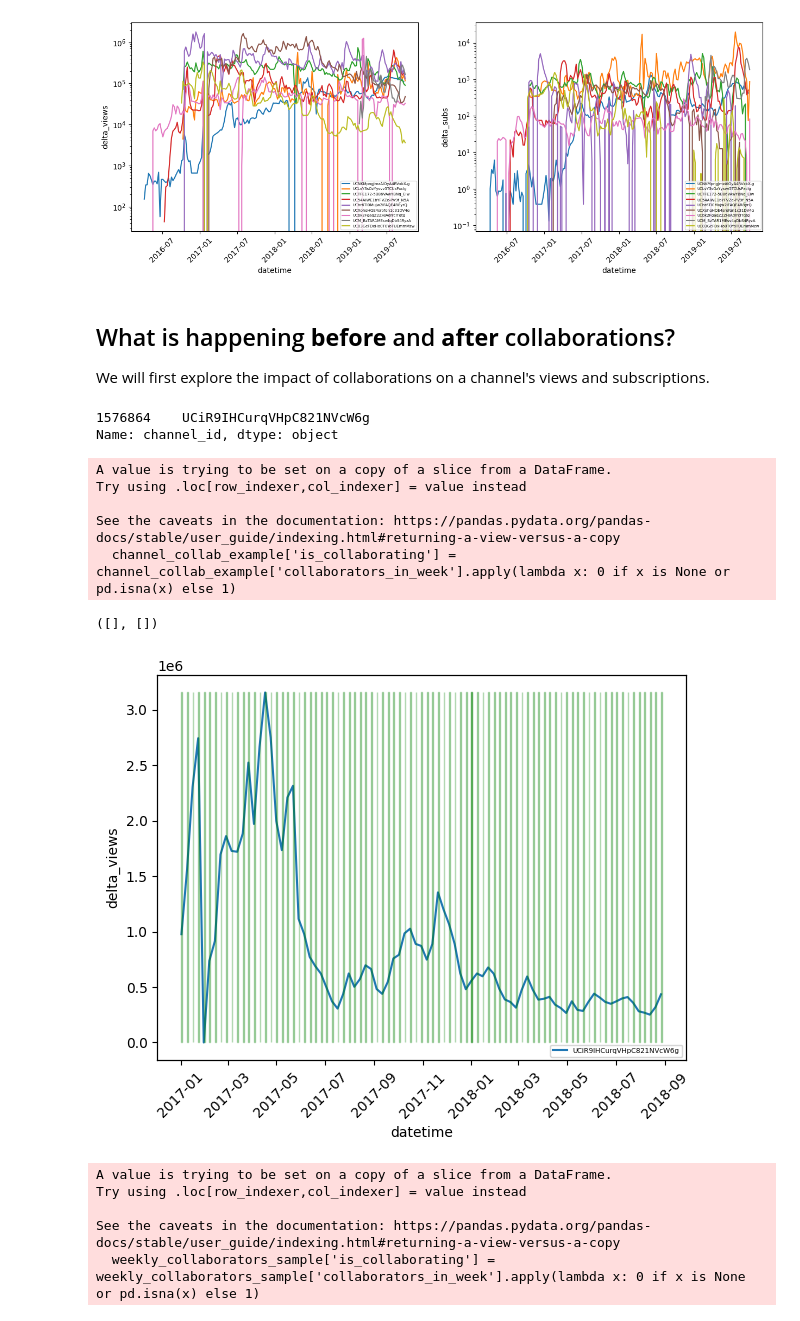
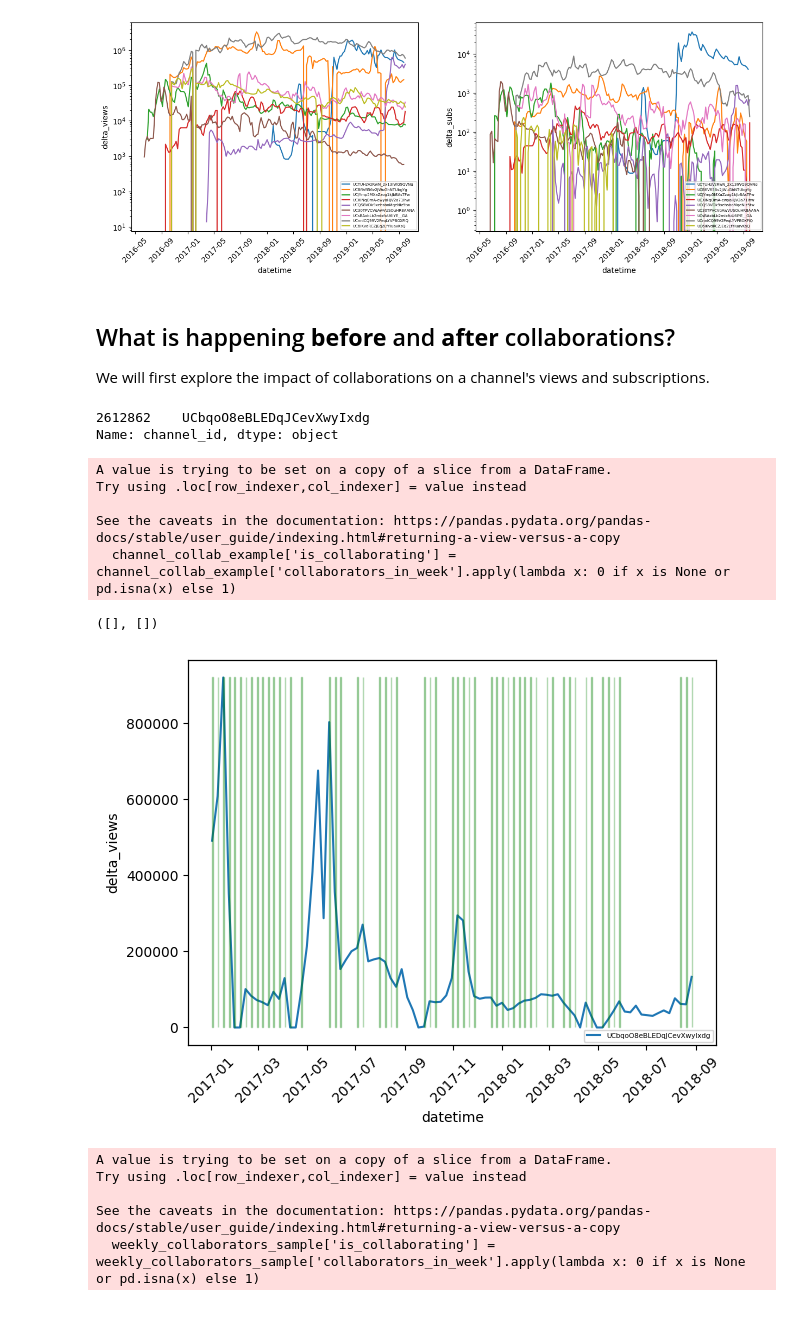
Before and after one commit to epfl-ada/ada-2023-project-adacadabra, a Jupyter notebook: Research q 4.ipynb, the cells around one changed output. Saved outputs shown, nothing was run; the diff lists cells and outputs as text; code cells hidden in the pictures.

```diff
--- a/Research q 4.ipynb
+++ b/Research q 4.ipynb
@@ -41,8 +39,8 @@ df_channels.drop(df_channels[df_channels.join_date > end_date].index, inplace=Tr
 df_timeseries.drop(df_timeseries[df_timeseries.datetime > end_date].index, inplace=True)
 df_timeseries.drop(df_timeseries[df_timeseries.datetime < start_date].index, inplace=True)
 
-# DELETE FOR FINAL NOTEBOOK
-df_timeseries.head(5)
-df_channels.head(5)
-df_collaborators.head(5)
-df_weekly_collaborators.head(5)
+# prepare channel id to channel name mapping dataset
+channel_id_to_name = df_channels[['channel', 'name_cc']]
+
+df_channels = df_channels[df_channels['category_cc']=='Gaming']
+df_timeseries = df_timeseries[df_timeseries['category']=='Gaming']
@@ -146,20 +122,20 @@ fig = plt.figure(figsize=(15,5))
 ax1 = fig.add_subplot(1, 2, 1)
 
 # plot timeseries of changes in number of views a channel has
-sns.lineplot(x = 'datetime', y = 'delta_views', hue = 'channel', data = timeseries_collab, ax=ax1)
+sns.lineplot(x = 'datetime', y = 'delta_views', hue = 'channel', data = timeseries_collab_sample, ax=ax1)
 ax1.set_yscale('log')
 plt.xticks(rotation=45)
 plt.legend(loc='lower right', fontsize = 5)
 
 ax2 = fig.add_subplot(1, 2, 2)
 # plot timeseries of changes in number of subscribers a channel has
-sns.lineplot(x = 'datetime', y = 'delta_subs', hue = 'channel', data = timeseries_collab, ax=ax2)
+sns.lineplot(x = 'datetime', y = 'delta_subs', hue = 'channel', data = timeseries_collab_sample, ax=ax2)
 ax2.set_yscale('log')
 plt.xticks(rotation=45)
 plt.legend(loc='lower right', fontsize = 5)
 plt.show()
 # %% [output]
-[figure, old version]
+[figure, new version]
 # %% [markdown]
 ## What is happening **before** and **after** collaborations?
 
@@ -180,7 +156,7 @@ channel_collab_example['is_collaborating'] = channel_collab_example['collaborato
 # obtain timeseries data of the sample channel
 timeseries_collab_example = df_timeseries[df_timeseries['channel'].isin(collab_example)]
 # %% [output]
-1576864    UCiR9IHCurqVHpC821NVcW6g
+2612862    UCbqoO8eBLEDqJCevXwyIxdg
 Name: channel_id, dtype: object
 A value is trying to be set on a copy of a slice from a DataFrame.
 Try using .loc[row_indexer,col_indexer] = value instead
@@ -195,35 +171,35 @@ See the caveats in the documentation: https://pandas.pydata.org/pandas-docs/stab
 # original_end_date = pd.Timestamp('2019-12-31')
 
 sample_start_date = pd.Timestamp('2017-01-01')
 sample_end_date = pd.Timestamp('2018-09-01')
 
 dataset = timeseries_collab_example.drop(timeseries_collab_example[timeseries_collab_example.datetime < sample_start_date].index).copy()
 dataset.drop(dataset[dataset.datetime > sample_end_date].index, inplace=True)
 
 fig = plt.figure(figsize=(15,5))
 ax1 = fig.add_subplot(1, 2, 1)
 
 # plot timeseries of changes in number of views a channel has
-sns.lineplot(x = 'datetime', y = 'delta_views', hue = 'channel', data = dataset, ax=ax1)
+sns.lineplot(x = 'datetime', y = 'delta_views', hue = 'channel', data = dataset, ax=ax1, color="blue")
 plt.xticks(rotation=45)
 plt.legend(loc='lower right', fontsize = 5)
 
 ax2 = ax1.twinx()
 
 # plot collaboration binary timeline
 # plot green for collaboration in the week
 s1 = channel_collab_example[channel_collab_example['is_collaborating'] == 1]
 data = channel_collab_example.copy()
 data['datetime'] = data['Year-Week'].apply(lambda d: datetime.datetime.strptime(d + '-1', '%Y-%W-%w'))
 data.drop(data[data.datetime > sample_end_date].index, inplace=True)
 data.drop(data[data.datetime < sample_start_date].index, inplace=True)
 inxval = matplotlib.dates.date2num(data[data['is_collaborating'] == 1]['datetime'])
 times= list(zip(inxval, np.ones(len(s1))))
 ax2.broken_barh(times, (0, 100), color="green", alpha = 0.3)
 plt.yticks([])
 # %% [output]
 ([], [])
-[figure, old version]
+[figure, new version]
 # %%
 # obtain weekly collaboration data of sample channel
 weekly_collaborators_sample = df_weekly_collaborators[df_weekly_collaborators['channel_id'].isin(collaborators_sample)]
```
Also changed, not shown: parts of 25 cells of this notebook.
